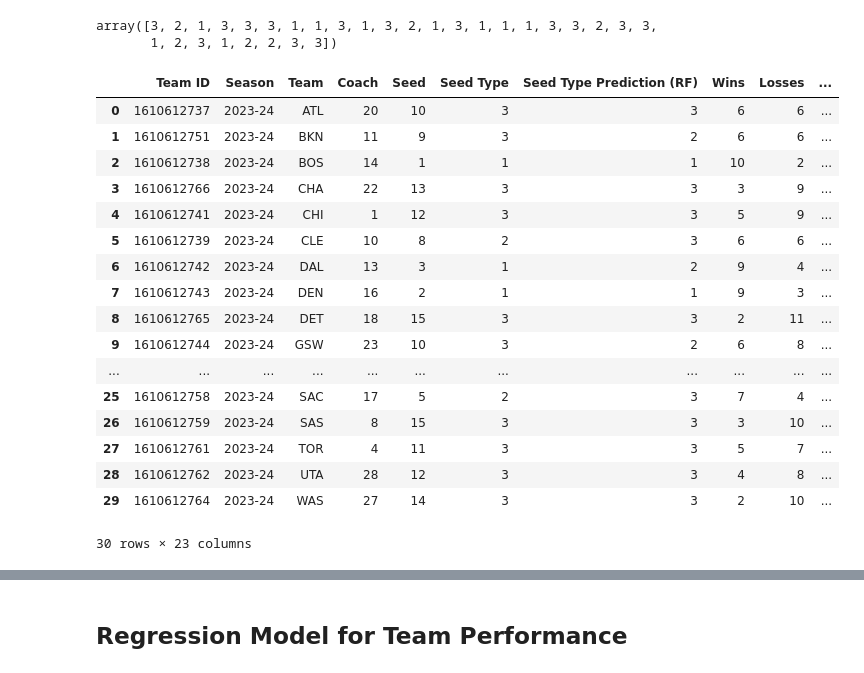
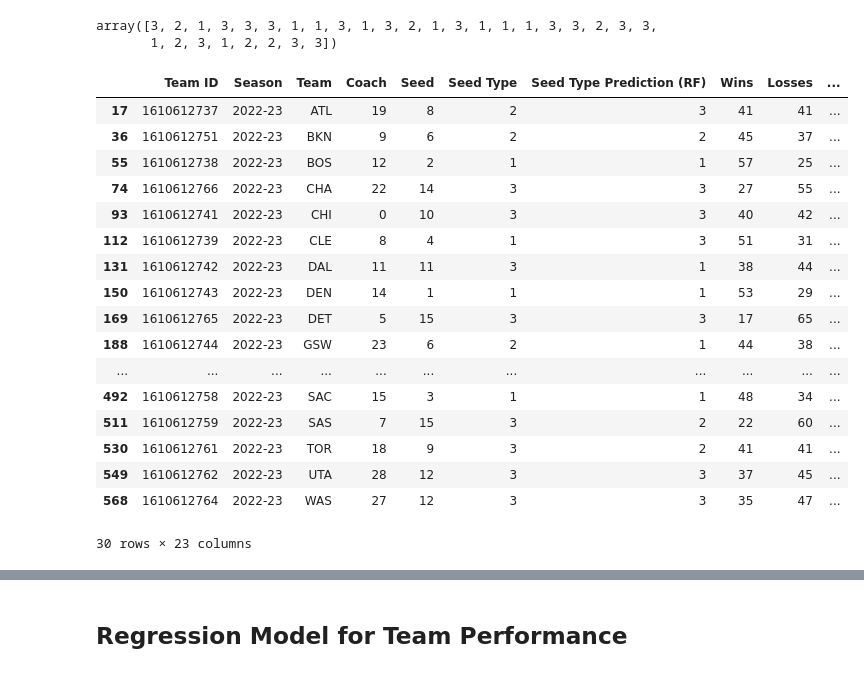
Before and after one commit to cgkelvin/sports-analytics, a Jupyter notebook: analysis.ipynb, the cells around one changed output, grey strips where cells are left out. Cells and saved outputs as stored; diff of their text form; code cells hidden in the pictures.

```diff
--- a/analysis.ipynb
+++ b/analysis.ipynb
@@ -433,30 +433,30 @@ y_pred_cs
 array([3, 2, 1, 3, 3, 3, 1, 1, 3, 1, 3, 2, 1, 3, 1, 1, 1, 3, 3, 2, 3, 3,
        1, 2, 3, 1, 2, 2, 3, 3])
 # %%
-previous_season_predictions =
-current_season_predictions.reset_index(drop=True, inplace=True)
+previous_season_predictions = test_data
+#current_season_predictions.reset_index(drop=True, inplace=True)
 # %%
 #current_season_predictions = current_season_predictions.drop(columns='Seed Type Prediction (RF)')
-#current_season_predictions.insert(6, 'Seed Type Prediction (RF)', y_pred_cs)
-current_season_predictions
+previous_season_predictions.insert(6, 'Seed Type Prediction (RF)', y_pred_cs)
+previous_season_predictions
 # %% [output]
 |  | Team ID | Season | Team | Coach | Seed | Seed Type | Seed Type Prediction (RF) | Wins | Losses | ... |
-| 0 | 1610612737 | 2023-24 | ATL | 20 | 10 | 3 | 3 | 6 | 6 | ... |
-| 1 | 1610612751 | 2023-24 | BKN | 11 | 9 | 3 | 2 | 6 | 6 | ... |
-| 2 | 1610612738 | 2023-24 | BOS | 14 | 1 | 1 | 1 | 10 | 2 | ... |
-| 3 | 1610612766 | 2023-24 | CHA | 22 | 13 | 3 | 3 | 3 | 9 | ... |
-| 4 | 1610612741 | 2023-24 | CHI | 1 | 12 | 3 | 3 | 5 | 9 | ... |
-| 5 | 1610612739 | 2023-24 | CLE | 10 | 8 | 2 | 3 | 6 | 6 | ... |
-| 6 | 1610612742 | 2023-24 | DAL | 13 | 3 | 1 | 2 | 9 | 4 | ... |
-| 7 | 1610612743 | 2023-24 | DEN | 16 | 2 | 1 | 1 | 9 | 3 | ... |
-| 8 | 1610612765 | 2023-24 | DET | 18 | 15 | 3 | 3 | 2 | 11 | ... |
-| 9 | 1610612744 | 2023-24 | GSW | 23 | 10 | 3 | 2 | 6 | 8 | ... |
+| 17 | 1610612737 | 2022-23 | ATL | 19 | 8 | 2 | 3 | 41 | 41 | ... |
+| 36 | 1610612751 | 2022-23 | BKN | 9 | 6 | 2 | 2 | 45 | 37 | ... |
+| 55 | 1610612738 | 2022-23 | BOS | 12 | 2 | 1 | 1 | 57 | 25 | ... |
+| 74 | 1610612766 | 2022-23 | CHA | 22 | 14 | 3 | 3 | 27 | 55 | ... |
+| 93 | 1610612741 | 2022-23 | CHI | 0 | 10 | 3 | 3 | 40 | 42 | ... |
+| 112 | 1610612739 | 2022-23 | CLE | 8 | 4 | 1 | 3 | 51 | 31 | ... |
+| 131 | 1610612742 | 2022-23 | DAL | 11 | 11 | 3 | 1 | 38 | 44 | ... |
+| 150 | 1610612743 | 2022-23 | DEN | 14 | 1 | 1 | 1 | 53 | 29 | ... |
+| 169 | 1610612765 | 2022-23 | DET | 5 | 15 | 3 | 3 | 17 | 65 | ... |
+| 188 | 1610612744 | 2022-23 | GSW | 23 | 6 | 2 | 1 | 44 | 38 | ... |
 | ... | ... | ... | ... | ... | ... | ... | ... | ... | ... | ... |
-| 25 | 1610612758 | 2023-24 | SAC | 17 | 5 | 2 | 3 | 7 | 4 | ... |
-| 26 | 1610612759 | 2023-24 | SAS | 8 | 15 | 3 | 3 | 3 | 10 | ... |
-| 27 | 1610612761 | 2023-24 | TOR | 4 | 11 | 3 | 3 | 5 | 7 | ... |
-| 28 | 1610612762 | 2023-24 | UTA | 28 | 12 | 3 | 3 | 4 | 8 | ... |
-| 29 | 1610612764 | 2023-24 | WAS | 27 | 14 | 3 | 3 | 2 | 10 | ... |
+| 492 | 1610612758 | 2022-23 | SAC | 15 | 3 | 1 | 1 | 48 | 34 | ... |
+| 511 | 1610612759 | 2022-23 | SAS | 7 | 15 | 3 | 2 | 22 | 60 | ... |
+| 530 | 1610612761 | 2022-23 | TOR | 18 | 9 | 3 | 2 | 41 | 41 | ... |
+| 549 | 1610612762 | 2022-23 | UTA | 28 | 12 | 3 | 3 | 37 | 45 | ... |
+| 568 | 1610612764 | 2022-23 | WAS | 27 | 12 | 3 | 3 | 35 | 47 | ... |
 30 rows × 23 columns
 # %%
 # using optuna to tune hyperparameters
```
Also changed, not shown: parts of 5 cells of this notebook.
